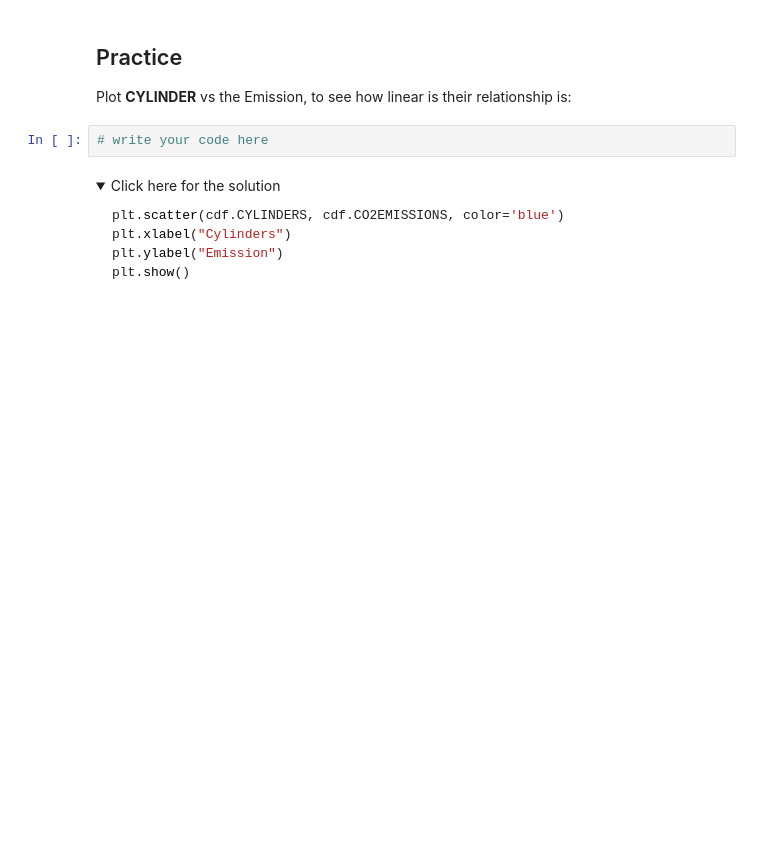
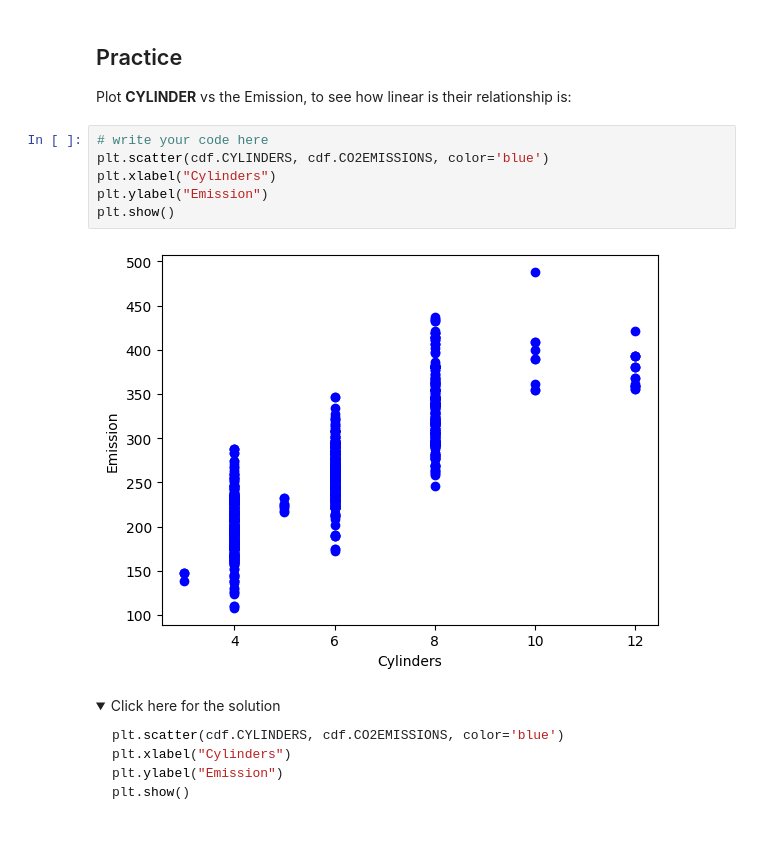
Before and after one commit to SinaGhanbarii/machine_learning_with_python_jadi, a Jupyter notebook: ML0101EN-Reg-Simple-Linear-Regression-Co2.ipynb, the cells around one changed output. Drawn from its saved outputs; the diff is of its cells as text; folded sections open; blank space fills up the shorter version.

```diff
--- a/ML0101EN-Reg-Simple-Linear-Regression-Co2.ipynb
+++ b/ML0101EN-Reg-Simple-Linear-Regression-Co2.ipynb
@@ -95,8 +122,14 @@ plt.show()
 ## Practice
 
 Plot **CYLINDER** vs the Emission, to see how linear is their relationship is:
-# %%
-# write your code here
+# %%
+# write your code here
+plt.scatter(cdf.CYLINDERS, cdf.CO2EMISSIONS, color='blue')
+plt.xlabel("Cylinders")
+plt.ylabel("Emission")
+plt.show()
+# %% [output]
+[figure, added]
 # %% [markdown]
 <details><summary>Click here for the solution</summary>
 
```
Also changed, not shown: parts of 9 cells of this notebook.
